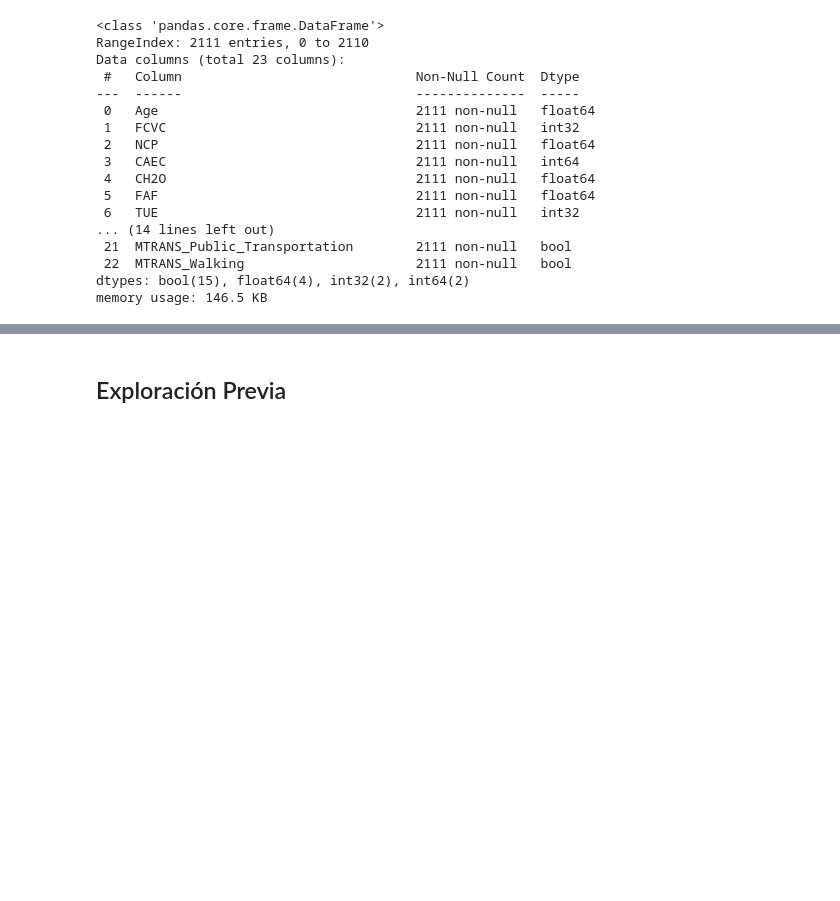
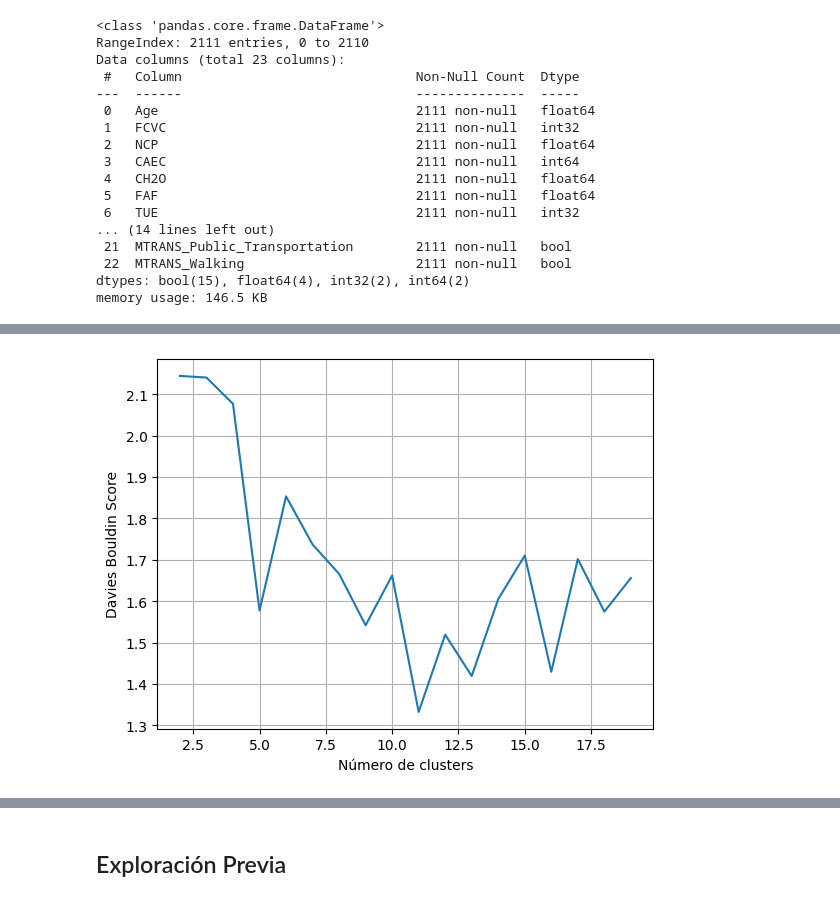
Before and after one commit to Izainea/Proyecto_1, a Jupyter notebook: Código/Caso Obesidad-2024_ML_VIRTUAL.ipynb, the cells around one changed output, grey strips where cells are left out. Cells and saved outputs as stored; diff of their text form; code cells hidden in the pictures; blank space fills up the shorter version.

```diff
--- a/Código/Caso Obesidad-2024_ML_VIRTUAL.ipynb
+++ b/Código/Caso Obesidad-2024_ML_VIRTUAL.ipynb
@@ -175,0 +182,20 @@ plt.plot([x[0] for x in list_score],[x[1] for x in list_score])
+# %%
+### Ahora usemos indice de Davies Bouldin
+
+from sklearn.metrics import davies_bouldin_score
+
+list_score=[]
+for n_clusters in range(2,20):
+    kmeans=KMeans(n_clusters=n_clusters)
+    kmeans.fit(X)
+    clusters=kmeans.predict(X)
+    db=davies_bouldin_score(X,clusters)
+    list_score.append((n_clusters,db))
+
+plt.plot([x[0] for x in list_score],[x[1] for x in list_score])
+plt.xlabel('Número de clusters')
+plt.ylabel('Davies Bouldin Score')
+plt.grid()
+plt.show()
+# %% [output]
+[figure, added]
```
Also changed, not shown: parts of 3 cells of this notebook.
